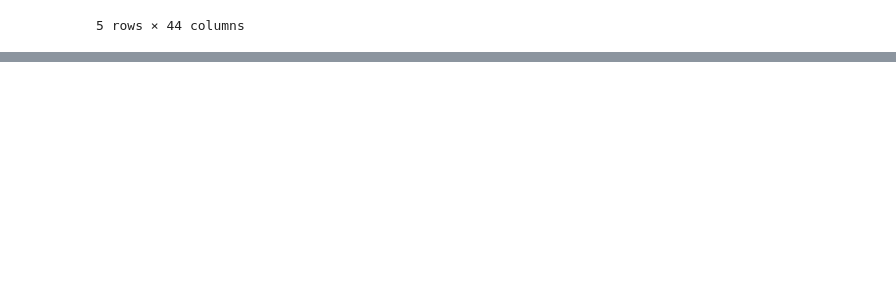
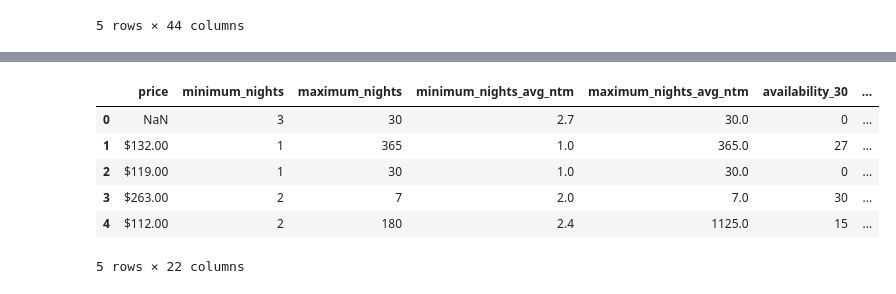
Before and after one commit to Praj-na/WiDS-Case-Comp, a Jupyter notebook: test.ipynb, the cells around one changed output, grey strips where cells are left out. Cells and saved outputs as stored; diff of their text form; code cells hidden in the pictures; blank space fills up the shorter version.

```diff
--- a/test.ipynb
+++ b/test.ipynb
@@ -51,0 +63,15 @@ categorical_cols = ['host_id', 'id']
+# %%
+
+# Extract the first 20 columns and the 43rd column (index 42) from the DataFrame
+df_second_selected = df.iloc[:, 22:44].copy()
+
+# Display the result
+df_second_selected.head()
+# %% [output]
+|  | price | minimum_nights | maximum_nights | minimum_nights_avg_ntm | maximum_nights_avg_ntm | availability_30 | ... |
+| 0 | NaN | 3 | 30 | 2.7 | 30.0 | 0 | ... |
+| 1 | $132.00 | 1 | 365 | 1.0 | 365.0 | 27 | ... |
+| 2 | $119.00 | 1 | 30 | 1.0 | 30.0 | 0 | ... |
+| 3 | $263.00 | 2 | 7 | 2.0 | 7.0 | 30 | ... |
+| 4 | $112.00 | 2 | 180 | 2.4 | 1125.0 | 15 | ... |
+5 rows × 22 columns
```
Also changed, not shown: parts of 20 cells of this notebook, 6 other files.
